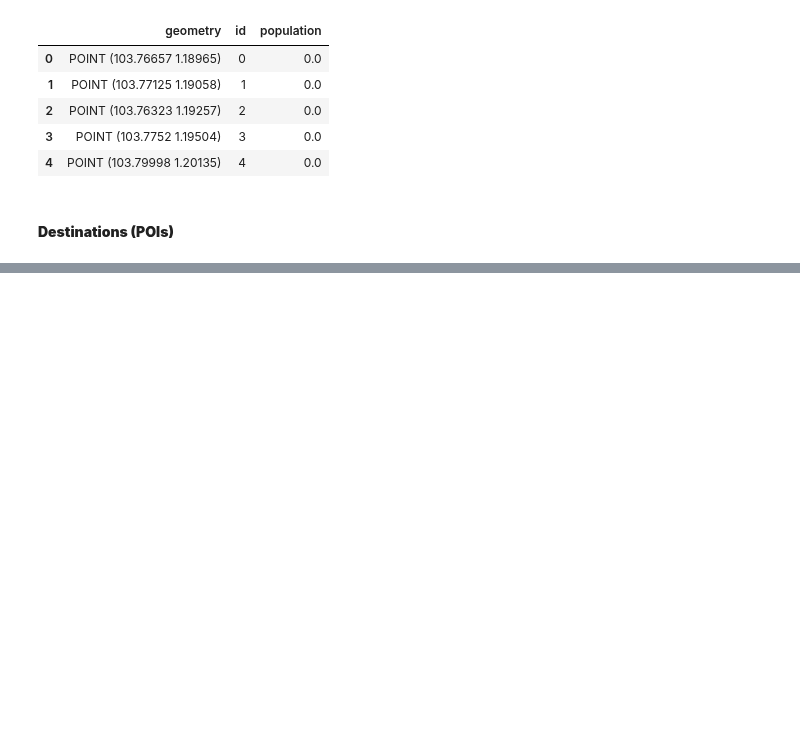
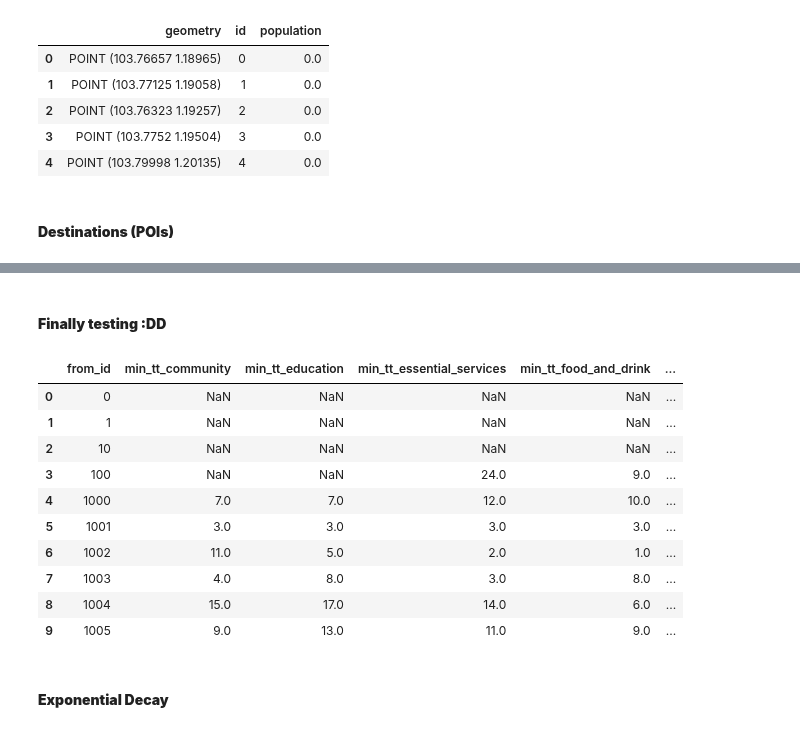
Before and after one commit to giucu/Amenity-Accessibility-Index, a Jupyter notebook: singaport.ipynb, the cells around one changed output, grey strips where cells are left out. Cells and saved outputs as stored; diff of their text form; code cells hidden in the pictures; blank space fills up the shorter version.

```diff
--- a/singaport.ipynb
+++ b/singaport.ipynb
@@ -67,3 +68,5 @@ origins.head(5)
 | 4 | POINT (103.79998 1.20135) | 4 | 0.0 |
 # %% [markdown]
 #### **Destinations (POIs)**
+# %%
+destinations = create_POIs(osm, summary=True)
@@ -69,0 +88,4 @@ origins.head(5)
+# %% [markdown]
+#### **Finally testing :DD**
+# %%
+categories = ['food_and_drink','shelter','essential_services','education','healthcare','community']
@@ -69,0 +102,17 @@ origins.head(5)
+# %%
+min_tt_wide = min_travel_time(travel_time_matrix, essentials)
+min_tt_wide.head(10)
+# %% [output]
+|  | from_id | min_tt_community | min_tt_education | min_tt_essential_services | min_tt_food_and_drink | ... |
+| 0 | 0 | NaN | NaN | NaN | NaN | ... |
+| 1 | 1 | NaN | NaN | NaN | NaN | ... |
+| 2 | 10 | NaN | NaN | NaN | NaN | ... |
+| 3 | 100 | NaN | NaN | 24.0 | 9.0 | ... |
+| 4 | 1000 | 7.0 | 7.0 | 12.0 | 10.0 | ... |
+| 5 | 1001 | 3.0 | 3.0 | 3.0 | 3.0 | ... |
+| 6 | 1002 | 11.0 | 5.0 | 2.0 | 1.0 | ... |
+| 7 | 1003 | 4.0 | 8.0 | 3.0 | 8.0 | ... |
+| 8 | 1004 | 15.0 | 17.0 | 14.0 | 6.0 | ... |
+| 9 | 1005 | 9.0 | 13.0 | 11.0 | 9.0 | ... |
+# %% [markdown]
+#### **Exponential Decay**
```
Also changed, not shown: parts of 10 cells of this notebook, 2 other files.
